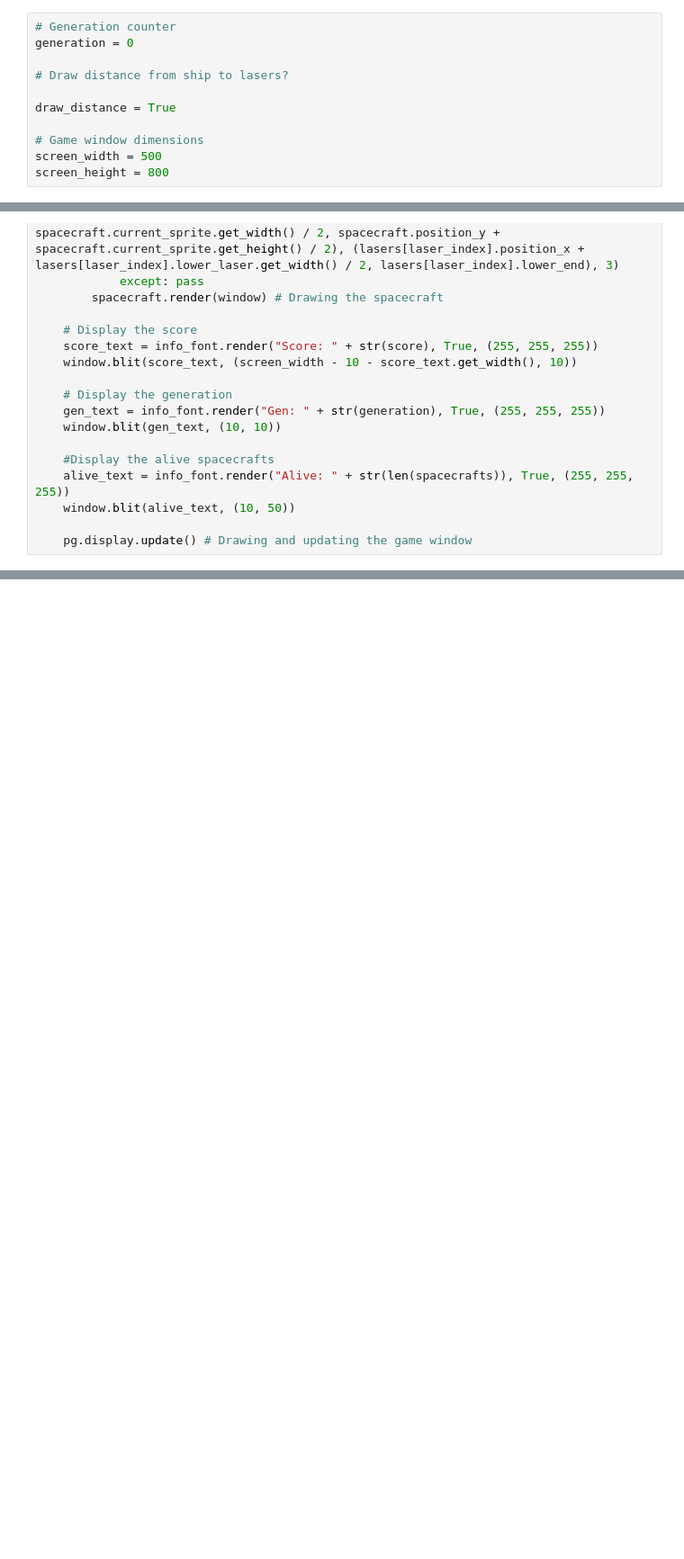
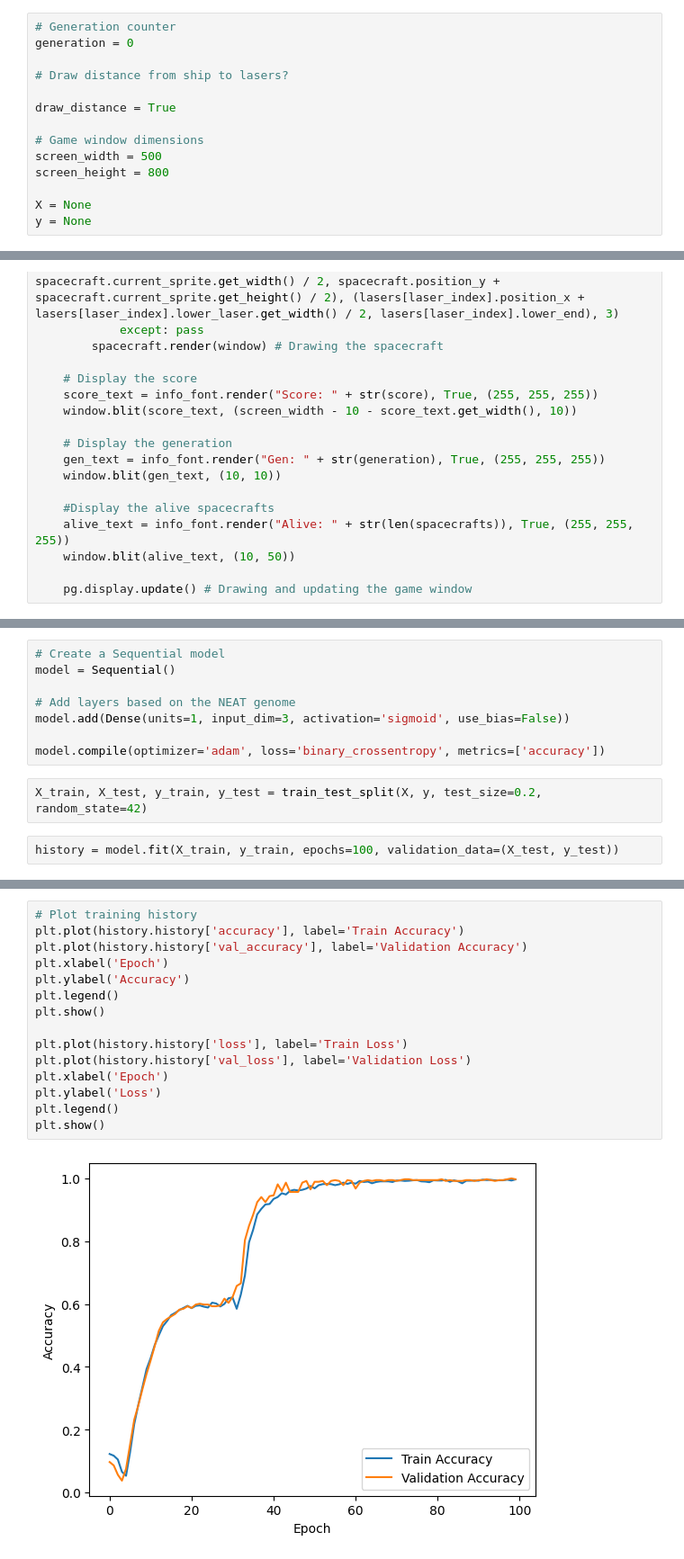
Before and after one commit to PoruchikRzhevsky/ML-project, a Jupyter notebook: poor_ship.ipynb, the cells around one changed output, grey strips where cells are left out. Shown: that part at 90% size. Drawn from its saved outputs; the diff is of its cells as text; blank space fills up the shorter version.

```diff
--- a/poor_ship.ipynb
+++ b/poor_ship.ipynb
@@ -21,6 +41,9 @@ draw_distance = True
 # Game window dimensions
 screen_width = 500
 screen_height = 800
+
+X = None
+y = None
 # %%
 # Importing images
 ship_sprites = [
@@ -470,0 +451,12 @@ def main_tf(model, size=20):
+# %%
+# Create a Sequential model
+model = Sequential()
+
+# Add layers based on the NEAT genome
+model.add(Dense(units=1, input_dim=3, activation='sigmoid', use_bias=False))
+
+model.compile(optimizer='adam', loss='binary_crossentropy', metrics=['accuracy'])
+# %%
+X_train, X_test, y_train, y_test = train_test_split(X, y, test_size=0.2, random_state=42)
+# %%
+history = model.fit(X_train, y_train, epochs=100, validation_data=(X_test, y_test))
@@ -470,0 +488,17 @@ def main_tf(model, size=20):
+# %%
+# Plot training history
+plt.plot(history.history['accuracy'], label='Train Accuracy')
+plt.plot(history.history['val_accuracy'], label='Validation Accuracy')
+plt.xlabel('Epoch')
+plt.ylabel('Accuracy')
+plt.legend()
+plt.show()
+
+plt.plot(history.history['loss'], label='Train Loss')
+plt.plot(history.history['val_loss'], label='Validation Loss')
+plt.xlabel('Epoch')
+plt.ylabel('Loss')
+plt.legend()
+plt.show()
+# %% [output]
+[figure, added]
```
Also changed, not shown: parts of 13 cells of this notebook.
